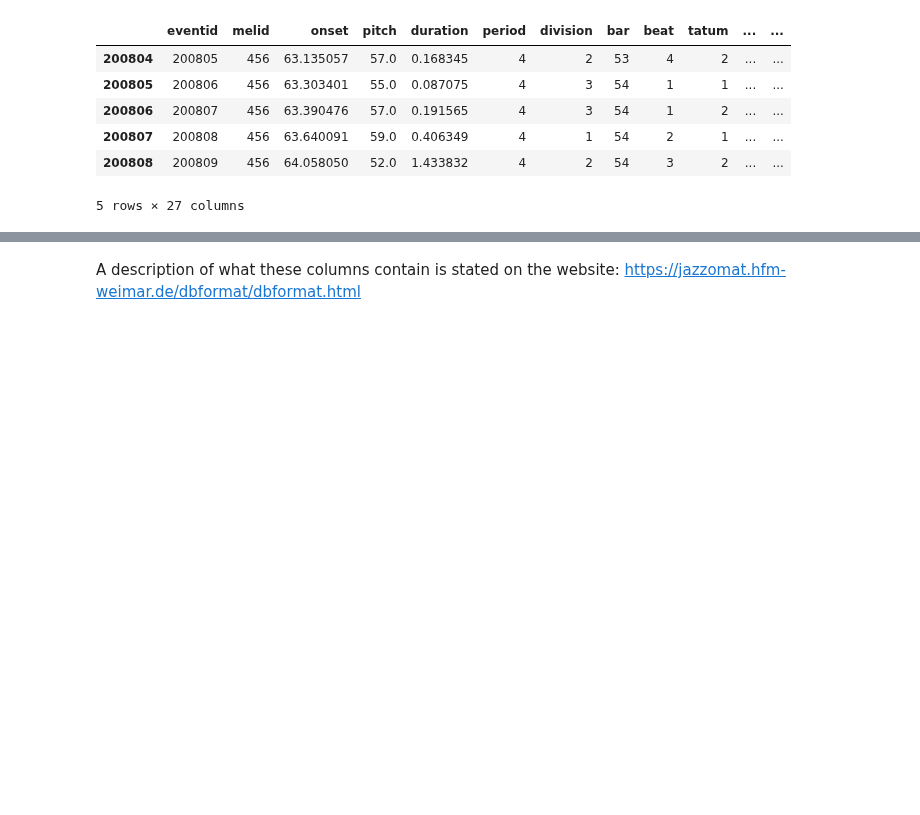
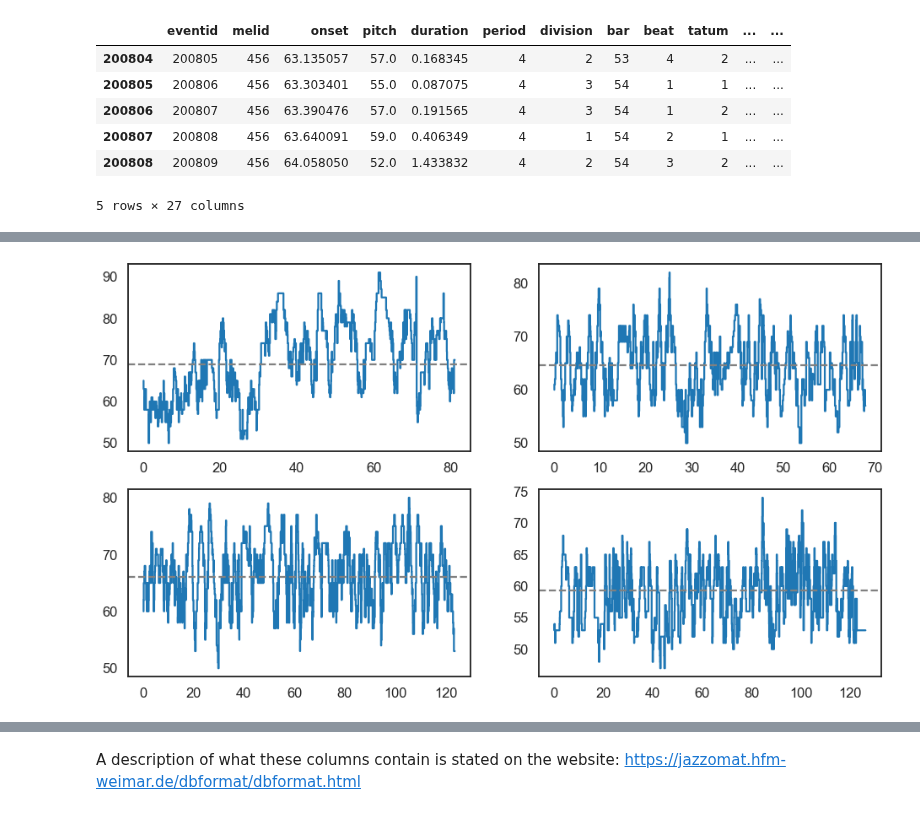
Before and after one commit to fabianmoss/intro-corpusmus, a Jupyter notebook: docs/source/04_jazz_solos.ipynb, the cells around one changed output, grey strips where cells are left out. Saved outputs shown, nothing was run; the diff lists cells and outputs as text; code cells hidden in the pictures; blank space fills up the shorter version.

Commit message:
add melodic arc jazz

```diff
--- a/docs/source/04_jazz_solos.ipynb
+++ b/docs/source/04_jazz_solos.ipynb
@@ -132,0 +142,8 @@ solos.tail()
+# %%
+def notelist(melid):
+
+    solo = solos[solos["melid"] == melid]
+
+    solo = solo[["pitch", "duration"]]
+    solo["onset"] = solo["duration"].cumsum()
+    return solo
@@ -132,0 +166,31 @@ solos.tail()
+# %%
+def plot_melodic_profile(notelist, ax=None, c=None, mean=False, Z=False, sections=False, standardized=False):
+
+    if ax == None:
+        ax = plt.gca()
+
+    if standardized:
+        x = notelist["Rel. Onset"]
+        y = notelist["Rel. MIDI Pitch"]
+    else:
+        x = notelist["onset"]
+        y = notelist["pitch"]
+
+    ax.step(x,y, color=c)
+
+    if mean:
+        ax.axhline(y.mean(), color="gray", linestyle="--")
+
+    if sections:
+        for l in [ x.max() * i for i in [ 1/4, 1/2, 3/4] ]:
+            ax.axvline(l, color="gray", linewidth=1, linestyle="--")
+# %%
+fig, axes = plt.subplots(2,2, figsize=(16,9))
+axes = axes.flatten()
+
+plot_melodic_profile(notelist(1), ax=axes[0], mean=True)
+plot_melodic_profile(notelist(10), ax=axes[1], mean=True)
+plot_melodic_profile(notelist(50), ax=axes[2], mean=True)
+plot_melodic_profile(notelist(100), ax=axes[3], mean=True)
+# %% [output]
+[figure, added]
```
Also changed, not shown: parts of 36 cells of this notebook, 2 other files.
